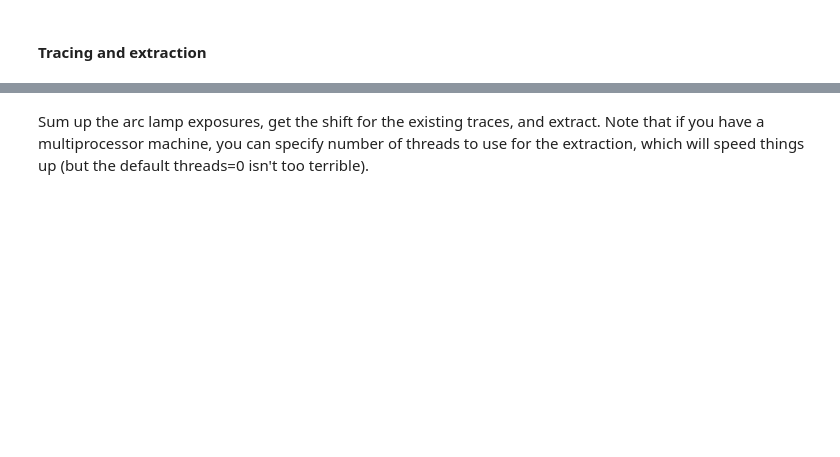
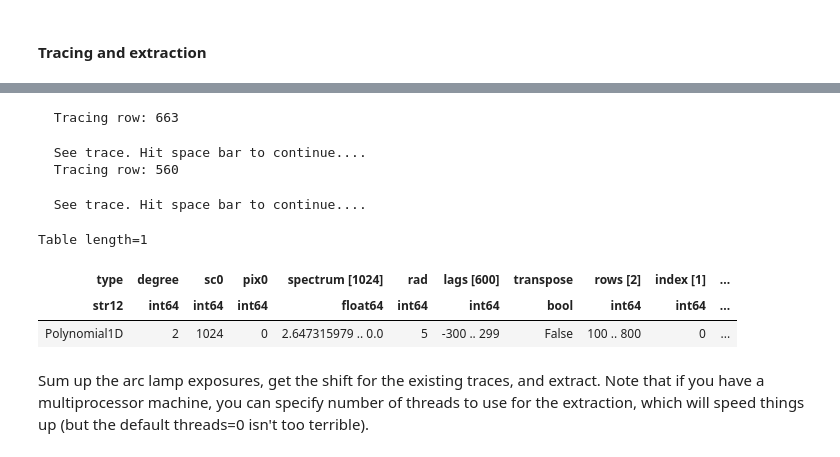
Before and after one commit to holtzmanjon/pyvista, a Jupyter notebook: doc/notebooks/DIS.ipynb, the cells around one changed output, grey strips where cells are left out. Cells and saved outputs as stored; diff of their text form; code cells hidden in the pictures; blank space fills up the shorter version.

```diff
--- a/doc/notebooks/DIS.ipynb
+++ b/doc/notebooks/DIS.ipynb
@@ -70,5 +150,6 @@ NameError: name 'red' is not defined
 # %% [markdown]
 <h4> Tracing and extraction
 # %%
-trace=spectra.Trace(inst='DIS',channel=0,transpose=False)
-vars(trace)
+btrace=spectra.Trace(inst='DIS',channel=0,transpose=False)
+rtrace=spectra.Trace(inst='DIS',channel=1,transpose=False)
+vars(btrace)
@@ -75,7 +168,16 @@ vars(trace)
 # %%
-trace.trace(star[0],[663],plot=t)
-trace.write('DIS_blue_trace.fits')
-trace.trace(star[1],[560],plot=t)
-trace.write('DIS_red_trace.fits')
+btrace.trace(star[0],[663],plot=t)
+btrace.write('DIS_blue_trace.fits')
+rtrace.trace(star[1],[560],plot=t)
+rtrace.write('DIS_red_trace.fits')
+# %% [output]
+  Tracing row: 663
+  See trace. Hit space bar to continue....
+  Tracing row: 560
+  See trace. Hit space bar to continue....
+Table length=1
+| type | degree | sc0 | pix0 | spectrum [1024] | rad | lags [600] | transpose | rows [2] | index [1] | ... |
+| str12 | int64 | int64 | int64 | float64 | int64 | int64 | bool | int64 | int64 | ... |
+| Polynomial1D | 2 | 1024 | 0 | 2.647315979 .. 0.0 | 5 | -300 .. 299 | False | 100 .. 800 | 0 | ... |
 # %% [markdown]
 Sum up the arc lamp exposures, get the shift for the existing traces, and extract. Note that if you have a multiprocessor machine, you can specify number of threads to use for the extraction, which will speed things up (but the default threads=0 isn't too terrible).
```
Also changed, not shown: parts of 34 cells of this notebook, 2 other files.
